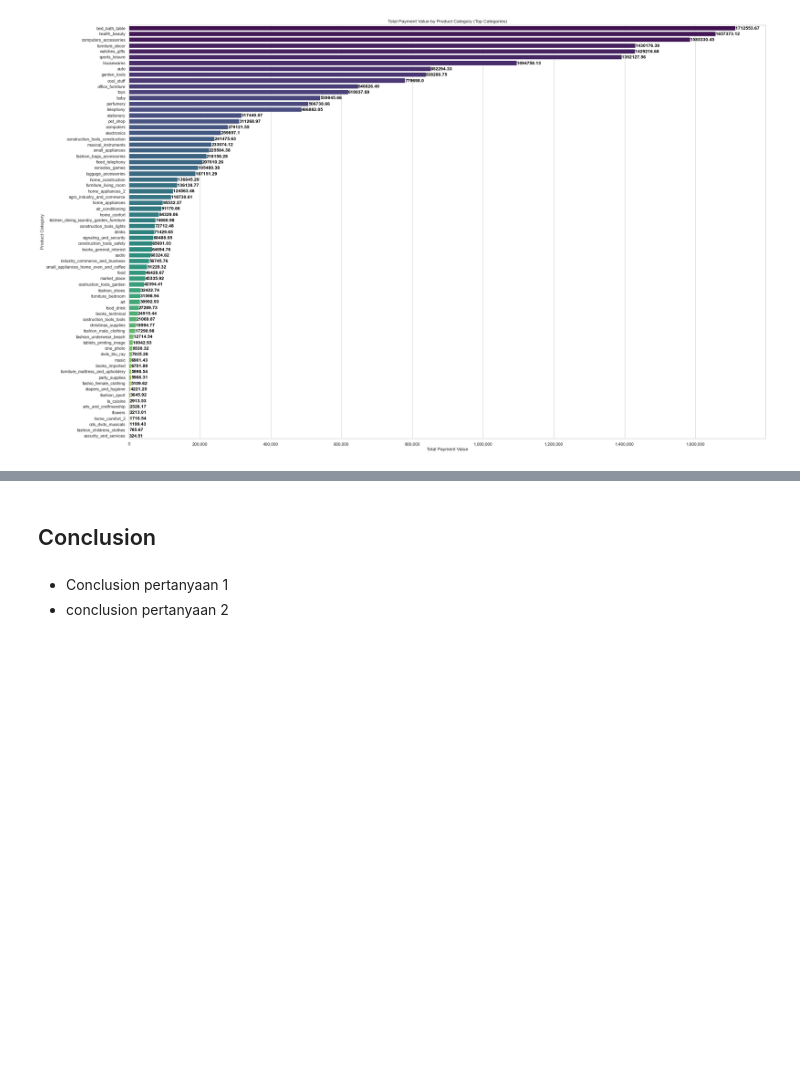
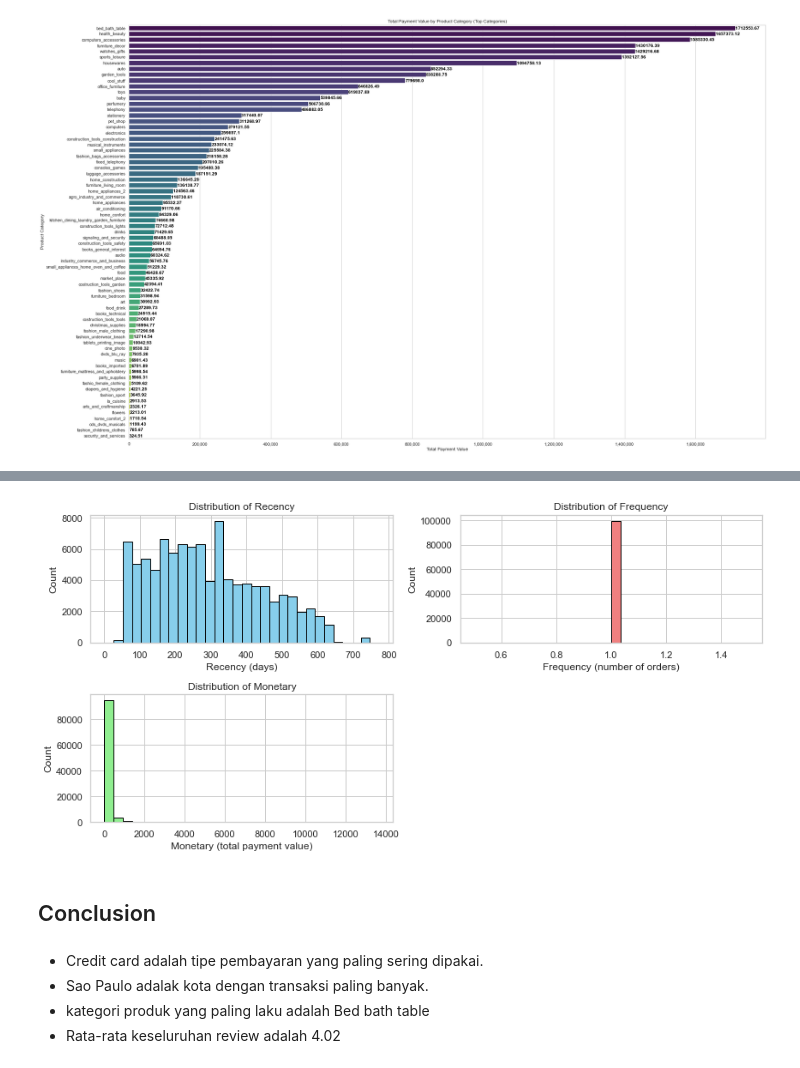
Before and after one commit to ptrnd/brazilian_ecommerce_analysis, a Jupyter notebook: ecommerce_analysis.ipynb, the cells around one changed output, grey strips where cells are left out. Saved outputs shown, nothing was run; the diff lists cells and outputs as text; code cells hidden in the pictures; blank space fills up the shorter version.

```diff
--- a/ecommerce_analysis.ipynb
+++ b/ecommerce_analysis.ipynb
@@ -738,5 +778,36 @@ Passing `palette` without assigning `hue` is deprecated and will be removed in v
+# %%
+# Visualisasi data RFM
+plt.figure(figsize=(12, 6))
+
+# Plot Recency
+plt.subplot(2, 2, 1)
+plt.hist(rfm_data['Recency'], bins=30, color='skyblue', edgecolor='black')
+plt.title('Distribution of Recency')
+plt.xlabel('Recency (days)')
+plt.ylabel('Count')
+
+# Plot Frequency
+plt.subplot(2, 2, 2)
+plt.hist(rfm_data['Frequency'], bins=30, color='lightcoral', edgecolor='black')
+plt.title('Distribution of Frequency')
+plt.xlabel('Frequency (number of orders)')
+plt.ylabel('Count')
+
+# Plot Monetary
+plt.subplot(2, 2, 3)
+plt.hist(rfm_data['Monetary'], bins=30, color='lightgreen', edgecolor='black')
+plt.title('Distribution of Monetary')
+plt.xlabel('Monetary (total payment value)')
+plt.ylabel('Count')
+
+plt.tight_layout()
+plt.show()
+# %% [output]
+[figure, added]
 # %% [markdown]
 ## Conclusion
-# %% [markdown]
-- Conclusion pertanyaan 1
-- conclusion pertanyaan 2
+# %% [markdown]
+- Credit card adalah tipe pembayaran yang paling sering dipakai.
+- Sao Paulo adalak kota dengan transaksi paling banyak.
+- kategori produk yang paling laku adalah Bed bath table
+- Rata-rata keseluruhan review adalah 4.02
```
Also changed, not shown: parts of 11 cells of this notebook.
